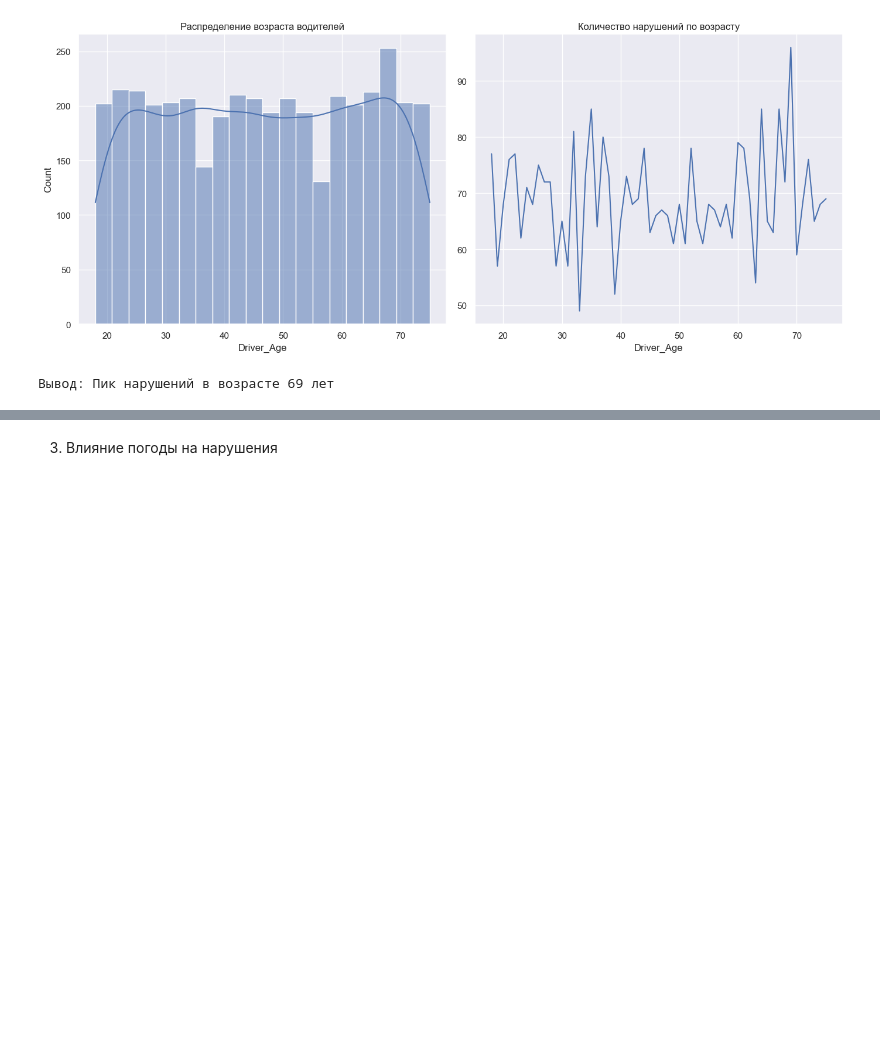
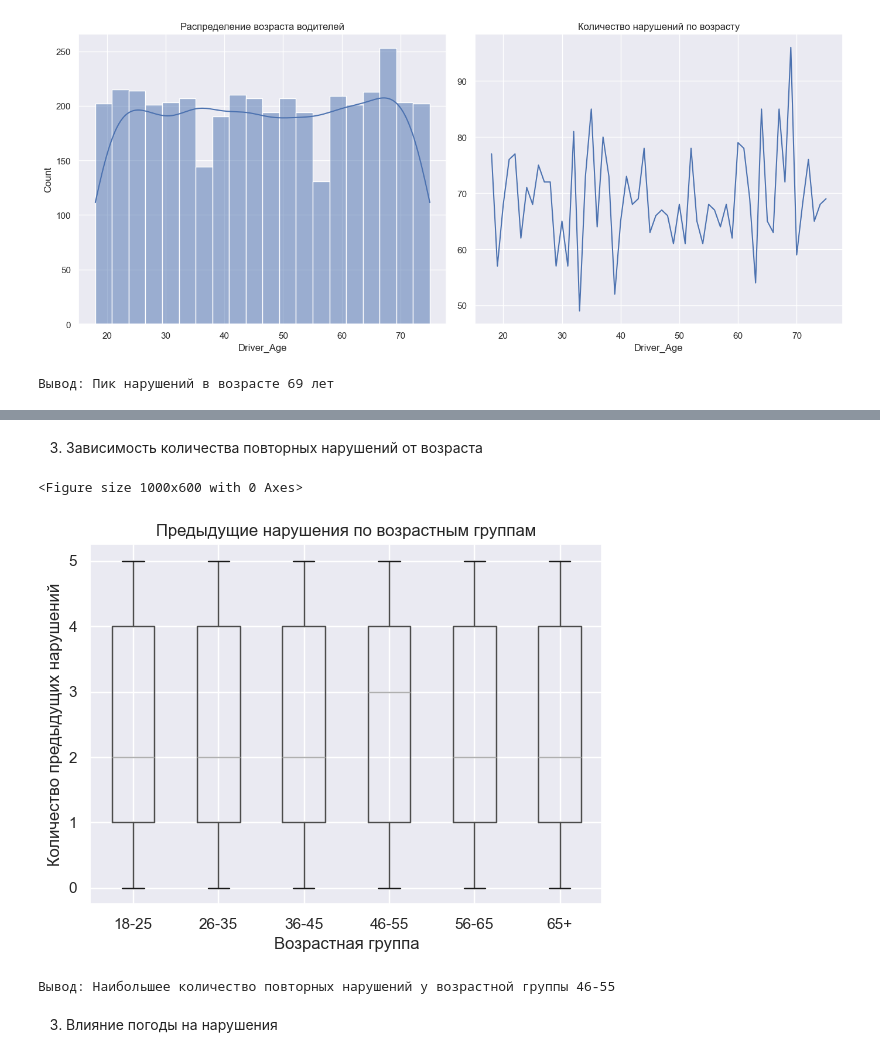
Before and after one commit to Arkotel/DE_ITMO_2025, a Jupyter notebook: notebooks/EDA.ipynb, the cells around one changed output, grey strips where cells are left out. Cells and saved outputs as stored; diff of their text form; code cells hidden in the pictures; blank space fills up the shorter version.

```diff
--- a/notebooks/EDA.ipynb
+++ b/notebooks/EDA.ipynb
@@ -665,3 +712,23 @@ TypeError: category dtype does not support aggregation 'mean'
+# %% [markdown]
+3. Зависимость количества повторных нарушений от возраста
+# %%
+dataset['Age_Group'] = pd.cut(dataset['Driver_Age'],
+                             bins=[18, 25, 35, 45, 55, 65, 75],
+                             labels=['18-25', '26-35', '36-45', '46-55', '56-65', '65+'])
+
+plt.figure(figsize=(10, 6))
+dataset.boxplot(column='Previous_Violations', by='Age_Group')
+plt.title('Предыдущие нарушения по возрастным группам')
+plt.suptitle('')
+plt.xlabel('Возрастная группа')
+plt.ylabel('Количество предыдущих нарушений')
+plt.show()
+
+print(f"Вывод: Наибольшее количество повторных нарушений у возрастной группы {dataset.groupby('Age_Group')['Previous_Violations'].mean().idxmax()}")
+# %% [output]
+<Figure size 1000x600 with 0 Axes>
+[figure, added]
+Вывод: Наибольшее количество повторных нарушений у возрастной группы 46-55
 # %% [markdown]
 3) Влияние погоды на нарушения
 # %%
```
Also changed, not shown: parts of 18 cells of this notebook.
